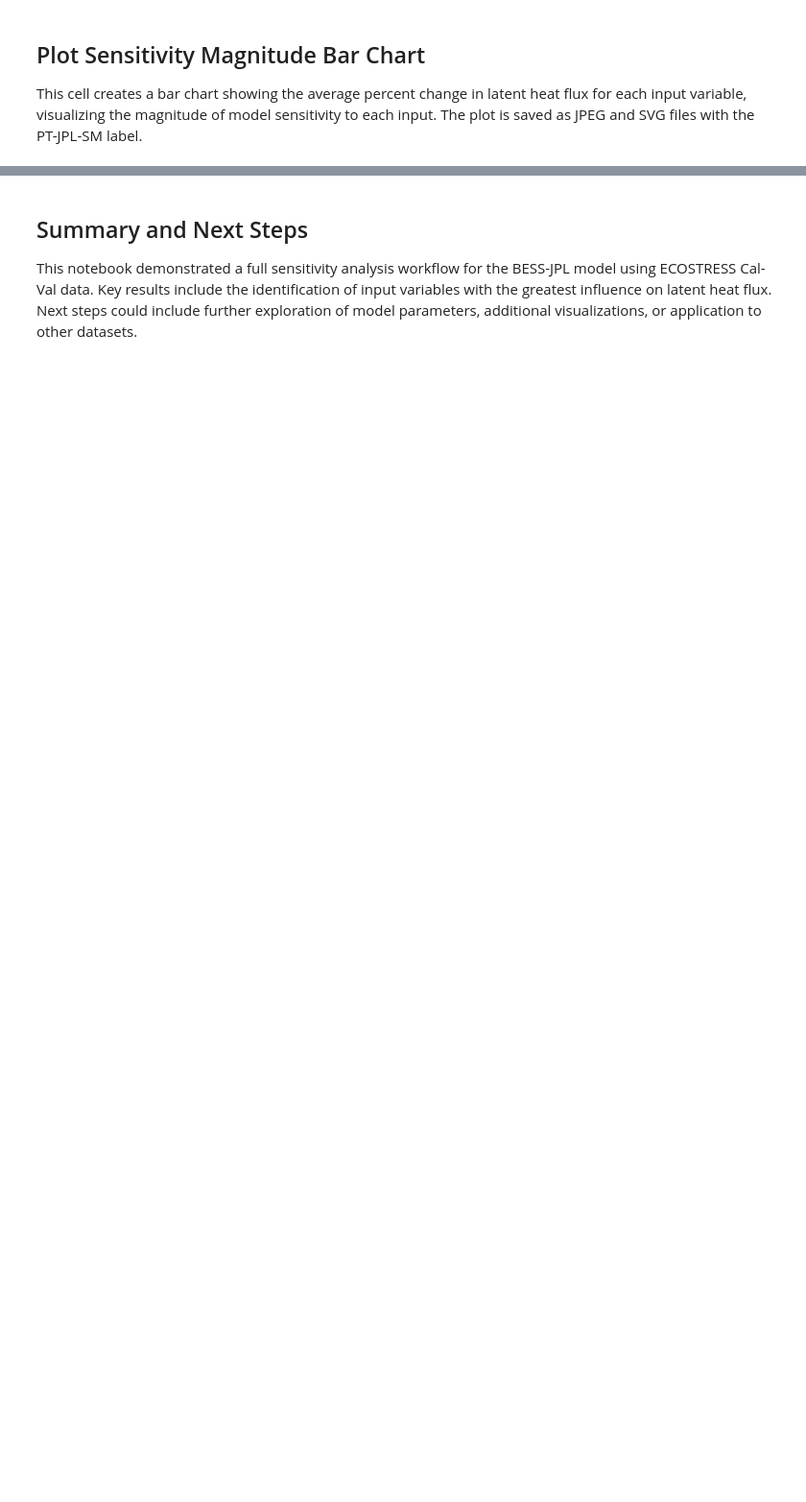
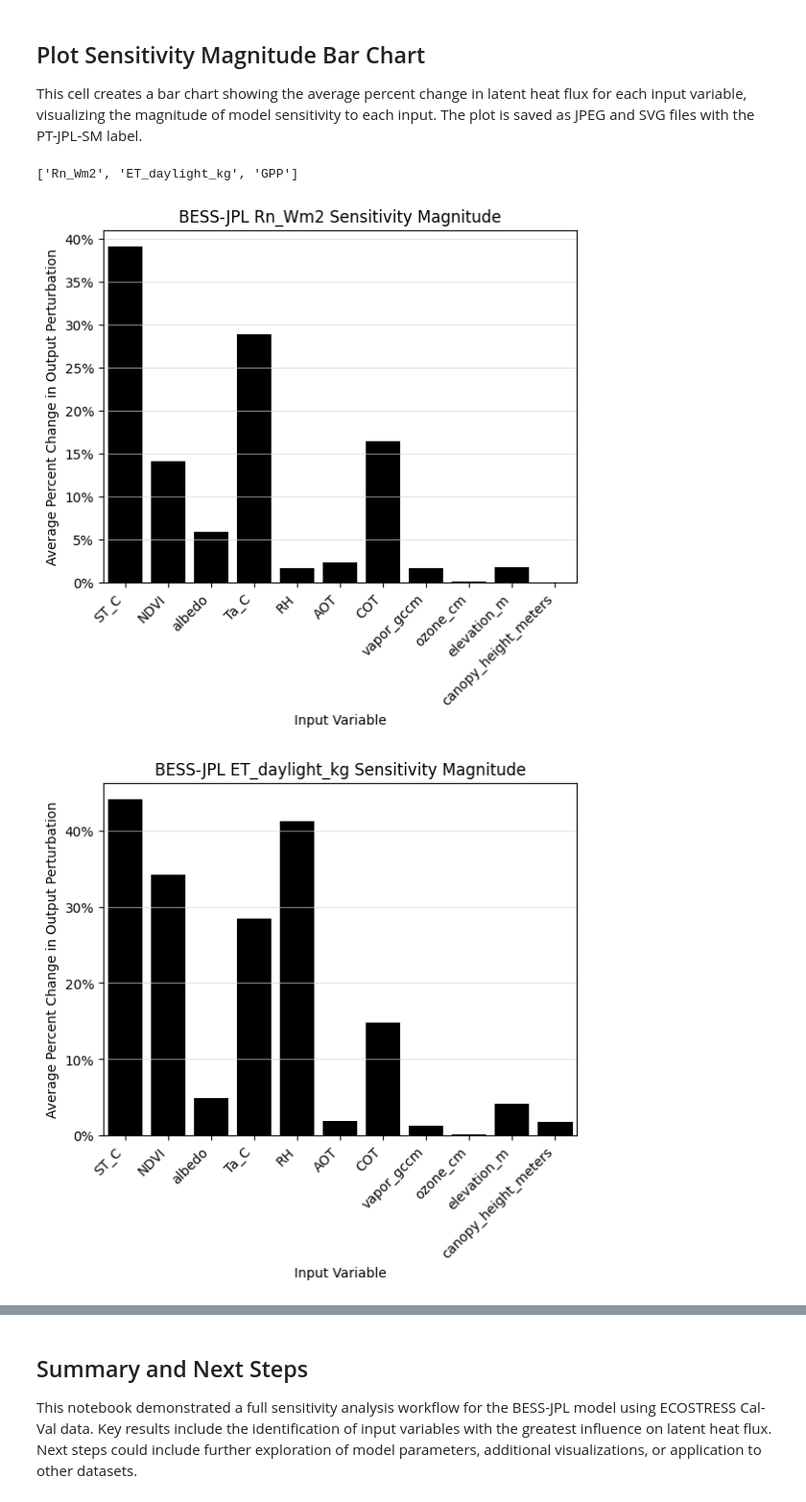
Before and after one commit to JPL-Evapotranspiration-Algorithms/BESS-JPL, a Jupyter notebook: notebooks/BESS-JPL Sensitivity with ECOv002 Cal-Val Daily ET.ipynb, the cells around one changed output, grey strips where cells are left out. Shown at 96% size. Cells and saved outputs as stored; diff of their text form; code cells hidden in the pictures; blank space fills up the shorter version.

Commit message:
sensitivity analysis

```diff
--- a/notebooks/BESS-JPL Sensitivity with ECOv002 Cal-Val Daily ET.ipynb
+++ b/notebooks/BESS-JPL Sensitivity with ECOv002 Cal-Val Daily ET.ipynb
@@ -662,20 +649,35 @@ sensitivity_metrics_df
 ## Plot Sensitivity Magnitude Bar Chart
 
 This cell creates a bar chart showing the average percent change in latent heat flux for each input variable, visualizing the magnitude of model sensitivity to each input. The plot is saved as JPEG and SVG files with the PT-JPL-SM label.
+# %%
+output_variables = [
+    "Rn_Wm2",
+    "ET_daylight_kg",
+    "GPP"
+]
+
+output_variables
+# %% [output]
+['Rn_Wm2', 'ET_daylight_kg', 'GPP']
 # %%
-df = sensitivity_metrics_df
-df = df[(df.output_variable == "ET_daylight_kg") & (df.metric == "mean_normalized_change")]
-ax = sns.barplot(x=df.input_variable, y=df.value * 100, color='black')
-ax.set_xticklabels(["Surface\nTemperature", "NDVI", "Albedo", "Air\nTemperature", "Relative\nHumidity"])
-plt.xlabel("Input Variable")
-plt.ylabel("Average Percent Change in Output Perturbation")
-plt.title(f"{model_name} Evapotranspiration Sensitivity Magnitude")
-# plt.ylim(0, 160)  # Set y-axis range from 0 to 160
-plt.grid(axis='y', color='lightgray', linestyle='-', linewidth=0.5)  # Add light gray horizontal gridlines only
+for output_variable in output_variables:
+    df = sensitivity_metrics_df
+    df = df[(df.output_variable == output_variable) & (df.metric == "mean_normalized_change")]
+    ax = sns.barplot(x=df.input_variable, y=df.value * 100, color='black')
+    # ax.set_xticklabels(["Surface\nTemperature", "NDVI", "Albedo", "Air\nTemperature", "Relative\nHumidity"])
+    plt.xticks(rotation=45, ha='right')
+    plt.xlabel("Input Variable")
+    plt.ylabel("Average Percent Change in Output Perturbation")
+    plt.title(f"{model_name} {output_variable} Sensitivity Magnitude")
+    # plt.ylim(0, 160)  # Set y-axis range from 0 to 160
+    plt.grid(axis='y', color='lightgray', linestyle='-', linewidth=0.5)  # Add light gray horizontal gridlines only
 
-# Add percent sign to y-axis tick labels
-ax.yaxis.set_major_formatter(FuncFormatter(lambda y, _: f'{int(y)}%'))
+    # Add percent sign to y-axis tick labels
+    ax.yaxis.set_major_formatter(FuncFormatter(lambda y, _: f'{int(y)}%'))
 
-plt.savefig(f"{model_name} Evapotranspiration Sensitivity Magnitude.jpeg", format='jpeg', bbox_inches='tight')
-plt.savefig(f"{model_name} Evapotranspiration Sensitivity Magnitude.svg", format='svg', bbox_inches='tight')
-plt.show()
+    plt.savefig(f"{model_name} {output_variable} Sensitivity Magnitude.jpeg", format='jpeg', bbox_inches='tight')
+    plt.savefig(f"{model_name} {output_variable} Sensitivity Magnitude.svg", format='svg', bbox_inches='tight')
+    plt.show()
+# %% [output]
+[figure, added]
+[figure, added]
```
Also changed, not shown: parts of 8 cells of this notebook, 22 other files.
